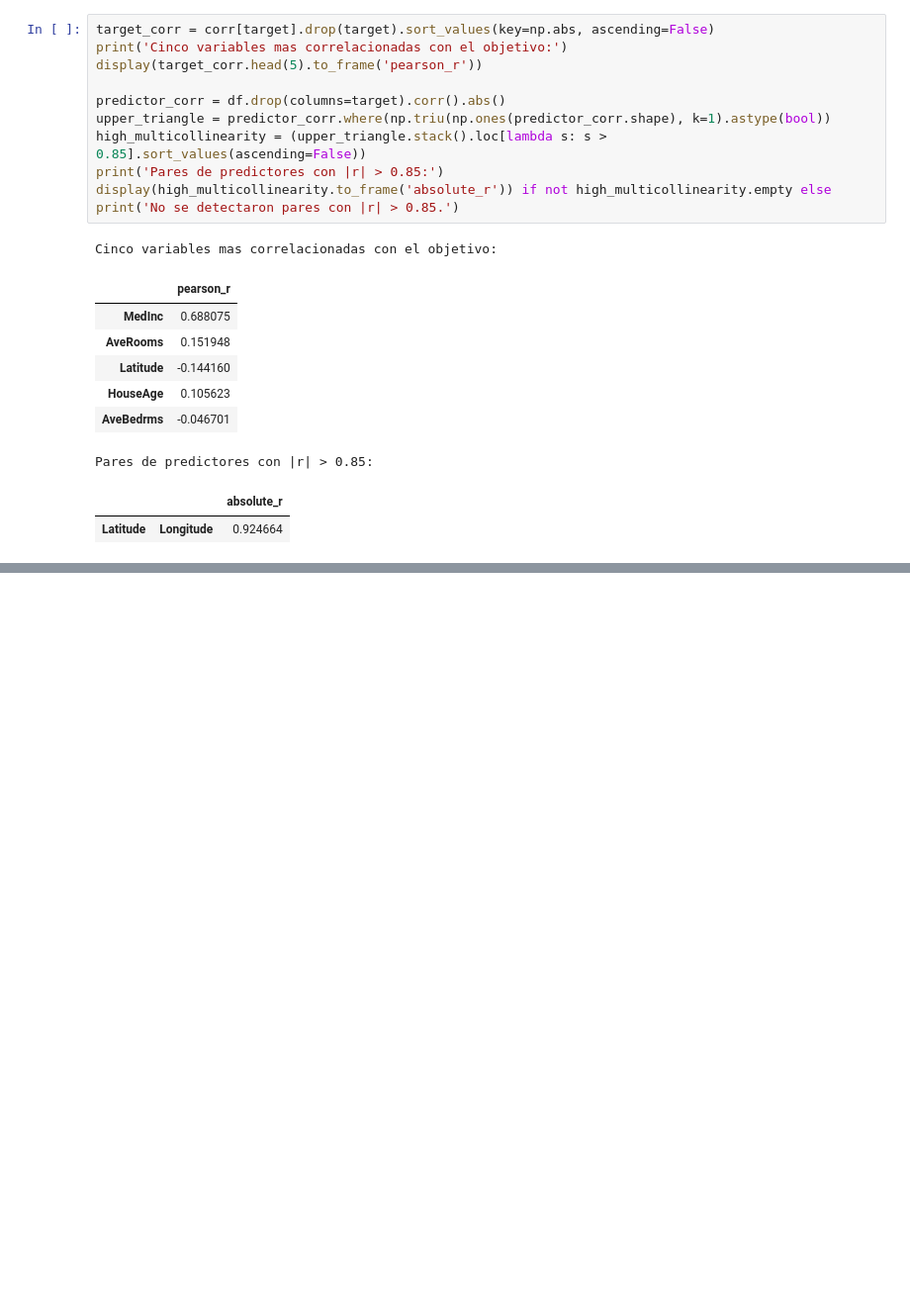
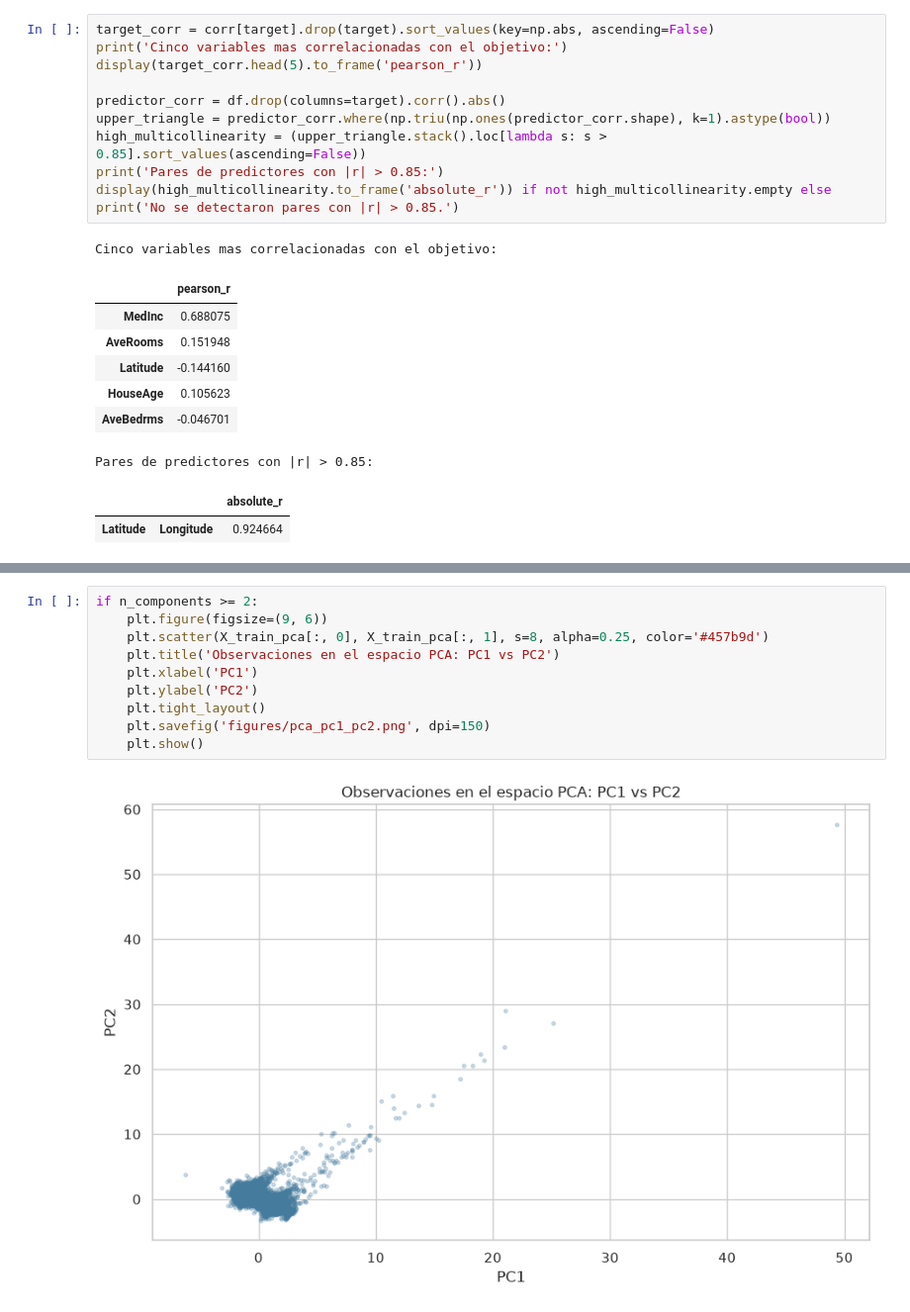
Before and after one commit to ntd2g72rnn-cyber/ML1_ExamenAplicado_Pineda_Paloma, a Jupyter notebook: ml1_examen_aplicado.ipynb, the cells around one changed output, grey strips where cells are left out. Shown at 99% size. Cells and saved outputs as stored; diff of their text form; blank space fills up the shorter version.

```diff
--- a/seleccion_dataset.ipynb
+++ b/ml1_examen_aplicado.ipynb
@@ -245,0 +351,12 @@ El resto del flujo (preprocesamiento sin leakage con `ColumnTransformer`, PCA, K
+# %%
+if n_components >= 2:
+    plt.figure(figsize=(9, 6))
+    plt.scatter(X_train_pca[:, 0], X_train_pca[:, 1], s=8, alpha=0.25, color='#457b9d')
+    plt.title('Observaciones en el espacio PCA: PC1 vs PC2')
+    plt.xlabel('PC1')
+    plt.ylabel('PC2')
+    plt.tight_layout()
+    plt.savefig('figures/pca_pc1_pc2.png', dpi=150)
+    plt.show()
+# %% [output]
+[figure, added]
```
Also changed, not shown: parts of 16 cells of this notebook, 6 other files.
